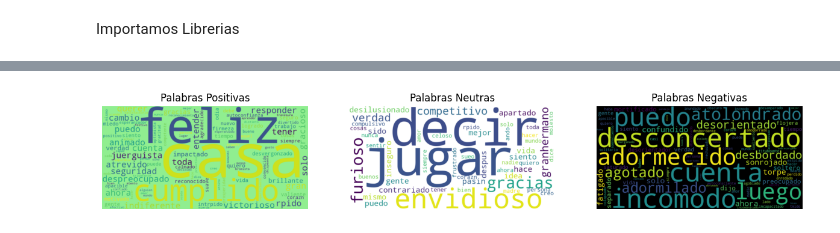
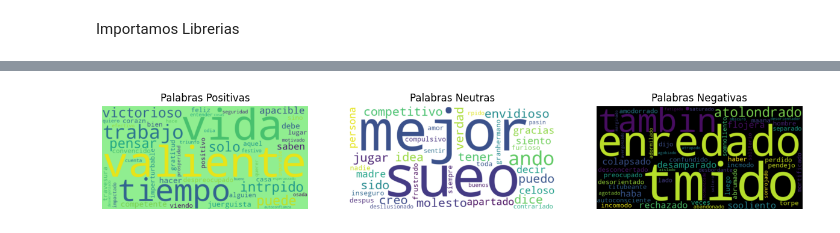
Before and after one commit to IanCarmona/Aplicaciones-Lenguaje-Natural, a Jupyter notebook: Practicas/Practica-Integradora-1.ipynb, the cells around one changed output, grey strips where cells are left out. Drawn from its saved outputs; the diff is of its cells as text; code cells hidden in the pictures.

```diff
--- a/Practicas/Practica-Integradora-1.ipynb
+++ b/Practicas/Practica-Integradora-1.ipynb
@@ -30,7 +103,11 @@ def clean_text(text):
 def preprocess_text(text):
     lemmatizer = WordNetLemmatizer()
     tokens = word_tokenize(text.lower())
-    lemmatized_tokens = [lemmatizer.lemmatize(token) for token in tokens if token not in stop_words and len(token) > 3]
-    return ' '.join(lemmatized_tokens)
+    lemmatized_tokens = [
+        lemmatizer.lemmatize(token)
+        for token in tokens
+        if token not in stop_words and len(token) > 3
+    ]
+    return " ".join(lemmatized_tokens)
 # %%
 # Aplicar limpieza y lematización al texto de los tweets
@@ -115,35 +203,41 @@ desconcertado, cuenta, incomodo, puedo, adormecido, luego, atolondrado, adormila
 # %%
 # Convertir las listas en cadenas de texto
-textos_positivos = ' '.join(palabras_positivas)
-textos_neutros = ' '.join(palabras_neutras)
-textos_negativos = ' '.join(palabras_negativas)
+textos_positivos = " ".join(primeras_50_positivas)
+textos_neutros = " ".join(primeras_50_neutras)
+textos_negativos = " ".join(primeras_50_negativas)
 
 # Crear nubes de palabras para cada categoría de sentimiento
-wordcloud_positivos = WordCloud(width=800, height=400, background_color='lightgreen').generate(textos_positivos)
-wordcloud_neutros = WordCloud(width=800, height=400, background_color='white').generate(textos_neutros)
-wordcloud_negativos = WordCloud(width=800, height=400, background_color='black').generate(textos_negativos)
+wordcloud_positivos = WordCloud(
+    width=800, height=400, background_color="lightgreen"
+).generate(textos_positivos)
+wordcloud_neutros = WordCloud(width=800, height=400, background_color="white").generate(
+    textos_neutros
+)
+wordcloud_negativos = WordCloud(
+    width=800, height=400, background_color="black"
+).generate(textos_negativos)
 
 # Mostrar las nubes de palabras
 plt.figure(figsize=(15, 6))
 
 plt.subplot(1, 3, 1)
-plt.imshow(wordcloud_positivos, interpolation='bilinear')
-plt.title('Palabras Positivas')
-plt.axis('off')
+plt.imshow(wordcloud_positivos, interpolation="bilinear")
+plt.title("Palabras Positivas")
+plt.axis("off")
 
 plt.subplot(1, 3, 2)
-plt.imshow(wordcloud_neutros, interpolation='bilinear')
-plt.title('Palabras Neutras')
-plt.axis('off')
+plt.imshow(wordcloud_neutros, interpolation="bilinear")
+plt.title("Palabras Neutras")
+plt.axis("off")
 
 plt.subplot(1, 3, 3)
-plt.imshow(wordcloud_negativos, interpolation='bilinear')
-plt.title('Palabras Negativas')
-plt.axis('off')
+plt.imshow(wordcloud_negativos, interpolation="bilinear")
+plt.title("Palabras Negativas")
+plt.axis("off")
 
 plt.show()
 # %% [output]
-[figure, old version]
+[figure, new version]
 # %%
 # Definir la función para contabilizar componentes sintácticos
 def contabilizar_componentes_sintacticos(texto, palabras_clave_sentimiento):
```
Also changed, not shown: parts of 13 cells of this notebook, 18 other files.
